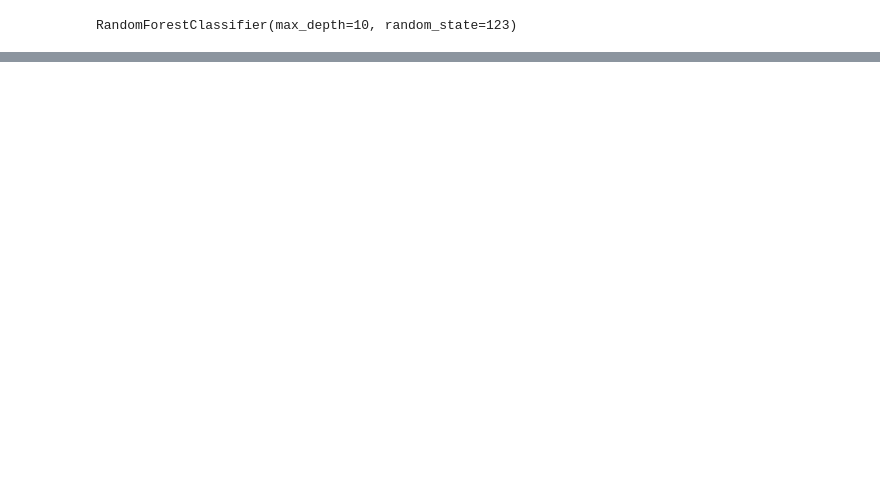
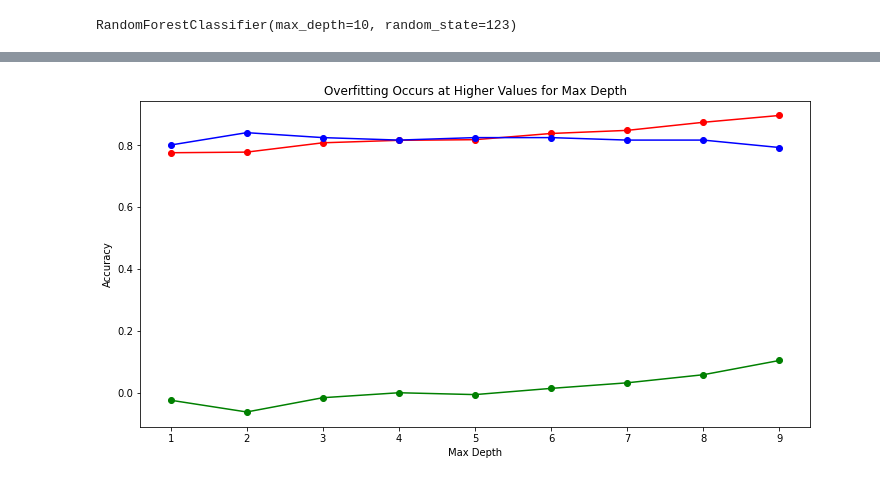
Before and after one commit to Chenchen070/Classification, a Jupyter notebook: model.ipynb, the cells around one changed output, grey strips where cells are left out. Saved outputs shown, nothing was run; the diff lists cells and outputs as text; code cells hidden in the pictures; blank space fills up the shorter version.

```diff
--- a/model.ipynb
+++ b/model.ipynb
@@ -934,0 +922,11 @@ df[df.difference <= 0.01].sort_values(by=['validate_accuracy', 'difference'], as
+# %%
+plt.figure(figsize=(12, 6))
+plt.plot(df.max_depth, df.train_accuracy, color = 'r', marker = 'o')
+plt.plot(df.max_depth, df.validate_accuracy, color = 'b', marker = 'o')
+plt.plot(df.max_depth, df.difference, color = 'g', marker = 'o')
+plt.title('Overfitting Occurs at Higher Values for Max Depth')
+plt.xlabel('Max Depth')
+plt.ylabel('Accuracy')
+plt.show()
+# %% [output]
+[figure, added]
```
Also changed, not shown: parts of 85 cells of this notebook.
